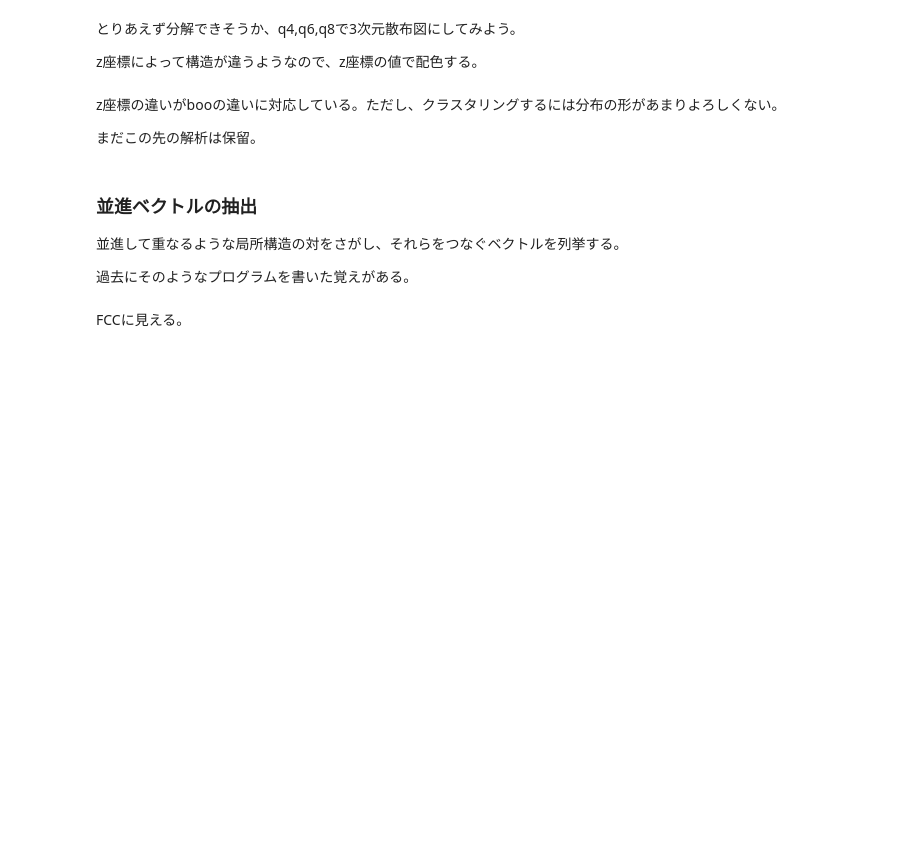
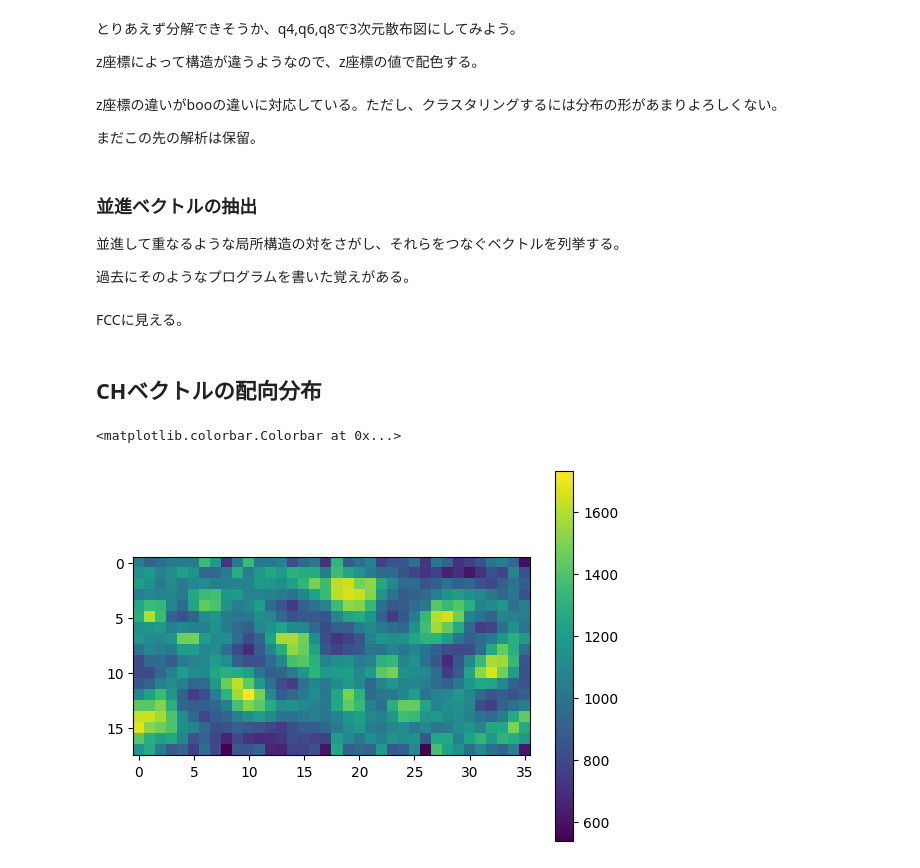
Before and after one commit to vitroid/boo, a Jupyter notebook: Methane/boo.ipynb, the cells around one changed output. Saved outputs shown, nothing was run; the diff lists cells and outputs as text; code cells hidden in the pictures; blank space fills up the shorter version.

```diff
--- a/Methane/boo.ipynb
+++ b/Methane/boo.ipynb
@@ -374,3 +374,47 @@ fig.update_layout(
 fig.show()
 # %% [markdown]
 FCCに見える。
+# %% [markdown]
+## CHベクトルの配向分布
+# %%
+import gromacs
+import numpy as np
+import projection
+import matplotlib.pyplot as plt
+
+
+with open("testcase/MethaneAR333-0.gro") as f:
+    frames = [frame for frame in gromacs.read_gro(f)]
+# %%
+binw = 10 # degrees
+bins = np.zeros([180//binw, 360 // binw])
+
+for frame in frames:
+    atomname = np.array(frame["atom"])
+
+    C = frame["position"][atomname == "C"]
+    H = frame["position"][atomname == "H"]
+
+    for i in range(4):
+        CH = H[i::4] - C
+        phi, theta = projection.polar(CH[:,0], CH[:,1], CH[:,2])
+        dphi = np.degrees(phi)
+        dtheta = np.degrees(theta) # north pole is angle 0
+        for p, t in zip(dphi, dtheta):
+            binx = int(np.floor(p/binw))
+            biny = int(np.floor(t/binw))
+            if biny >= 18:
+                continue
+            bins[biny, binx] += 1
+
+# 全方向均一であったとしても極に近付くほどサンプルが減るため、その分を補正する。
+for y in range(180 // binw):
+    bins[y, :] /= np.sin(np.radians((y+0.5)*binw))
+
+fig = plt.figure()
+ax = fig.add_subplot(111)
+im = ax.imshow(bins, interpolation='none')
+fig.colorbar(im)
+# %% [output]
+<matplotlib.colorbar.Colorbar at 0x...>
+[figure, added]
```
Also changed, not shown: 2 other files.
